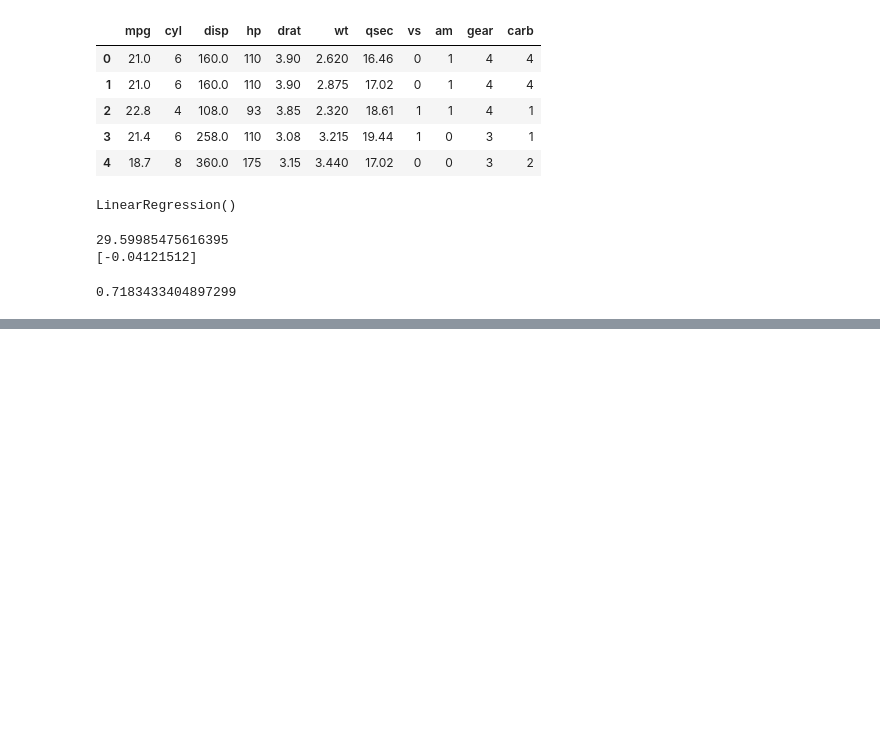
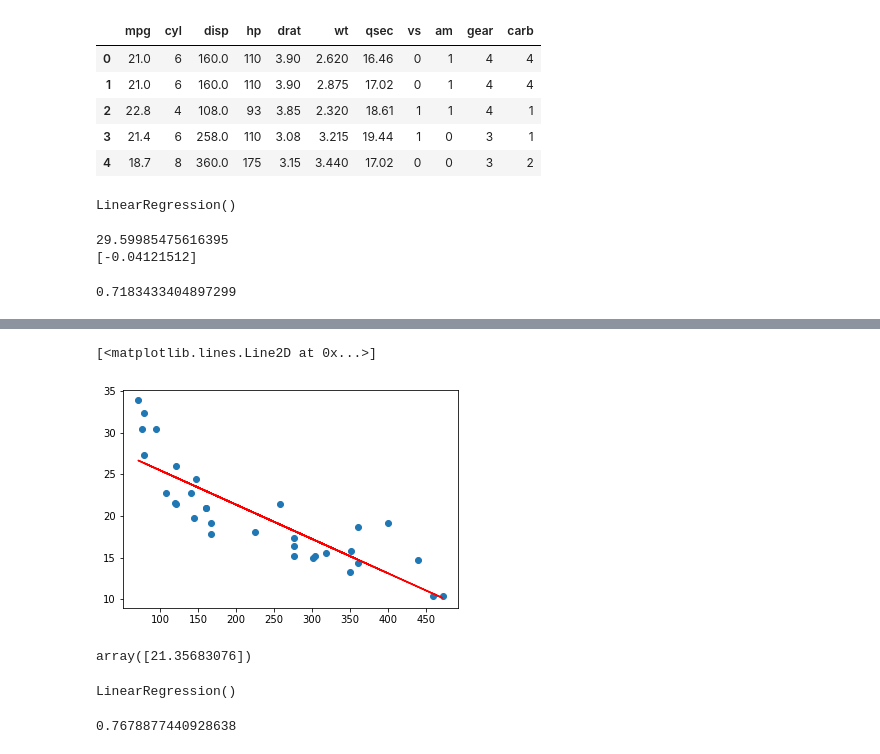
Before and after one commit to cyrogabrielcc/regressao_linear, a Jupyter notebook: RegressaoMultiplaPython.ipynb, the cells around one changed output, grey strips where cells are left out. Drawn from its saved outputs; the diff is of its cells as text; code cells hidden in the pictures; blank space fills up the shorter version.

```diff
--- a/RegressaoMultiplaPython.ipynb
+++ b/RegressaoMultiplaPython.ipynb
@@ -59,3 +59,7 @@ print(mod.coef_)
 mod.score(X, y)
 # %% [output]
 0.7183433404897299
+# %%
+# Geração de Provisão
+pev = mod.predict(X)
+#pev
@@ -61,0 +92,11 @@ mod.score(X, y)
+# %%
+# Visualização de resultados
+plt.scatter(X, y)
+plt.plot(X, pev, color = "red")
+# %% [output]
+[<matplotlib.lines.Line2D at 0x...>]
+[figure, added]
+# %%
+mod.predict([[200]])
+# %% [output]
+array([21.35683076])
@@ -61,0 +107,10 @@ mod.score(X, y)
+# %%
+y1 = base.iloc[:, 0].values
+mod2 = LinearRegression()
+mod2.fit(X1, y1)
+# %% [output]
+LinearRegression()
+# %%
+mod2.score(X1, y1)
+# %% [output]
+0.7678877440928638
```
Also changed, not shown: parts of 5 cells of this notebook.
